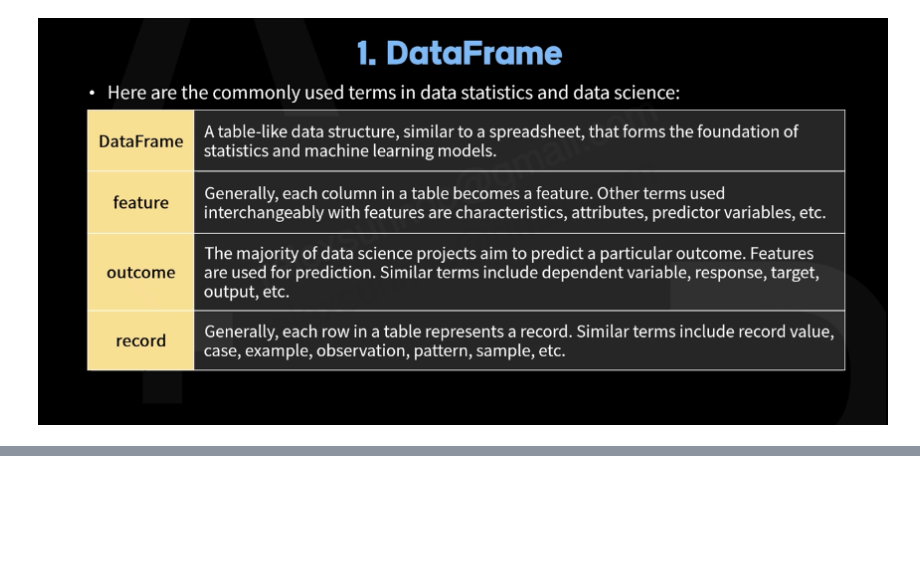
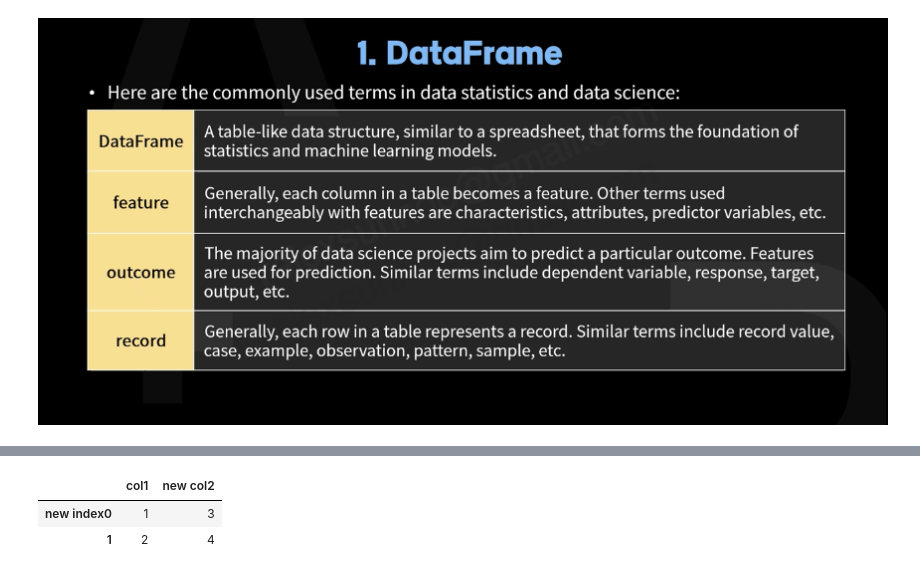
Before and after one commit to RelexSun/python-jupyter-notebook, a Jupyter notebook: Sec. 24 Basic Pandas Dataframe for Data Process.ipynb, the cells around one changed output, grey strips where cells are left out. Saved outputs shown, nothing was run; the diff lists cells and outputs as text; code cells hidden in the pictures; blank space fills up the shorter version.

```diff
--- a/Sec. 24 Basic Pandas Dataframe for Data Process.ipynb
+++ b/Sec. 24 Basic Pandas Dataframe for Data Process.ipynb
@@ -34,0 +122,14 @@
+# %%
+import pandas as pd
+d = {'col1': [1, 2], 'col2': [3, 4]}
+df = pd.DataFrame(data = d)
+
+## Use 'inplace = True' to modify the original DataFrame object itself.
+df.rename(index = {0: 'new index0'}, inplace = True)
+## If 'inplace' is not set, the default value is 'inplace=False', so the original object
+## itself is not changed
+df.rename(columns = {"col2": 'new col2'})
+# %% [output]
+|  | col1 | new col2 |
+| new index0 | 1 | 3 |
+| 1 | 2 | 4 |
```
Also changed, not shown: parts of 16 cells of this notebook, 11 other files.
